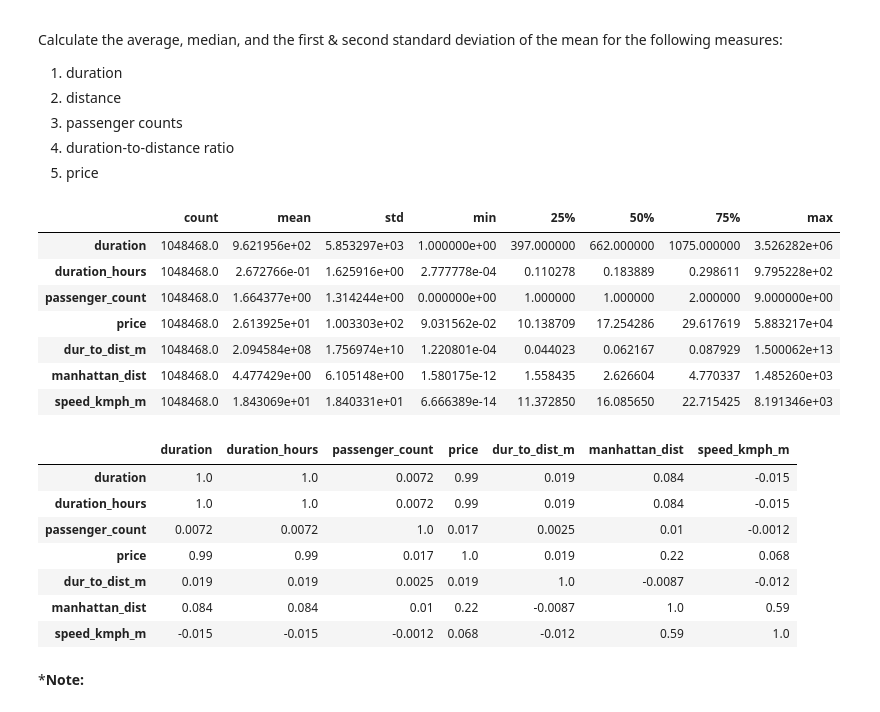
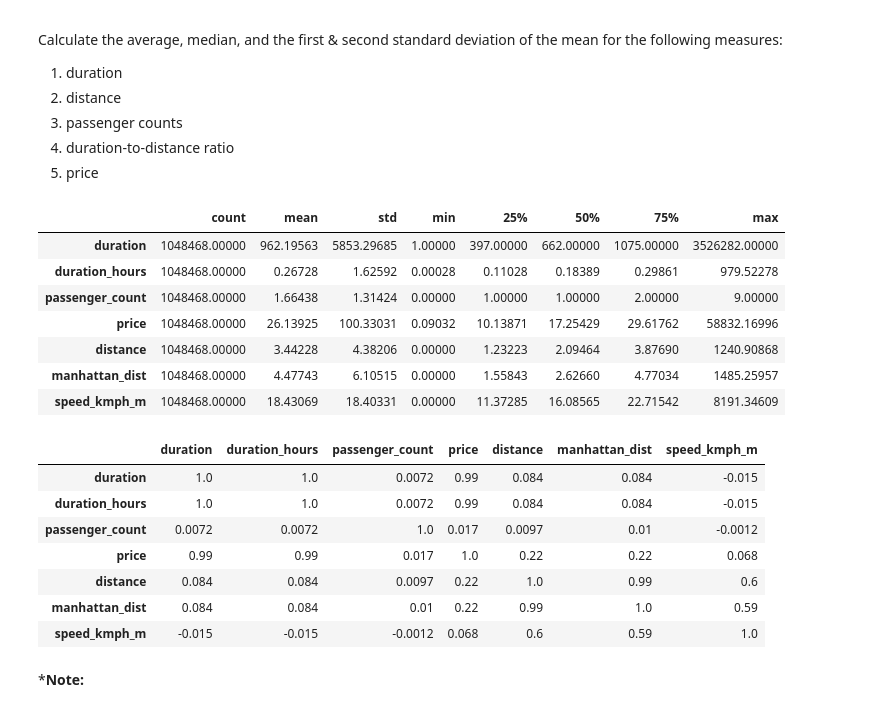
Before and after one commit to shwetanaren/Data-Product-Mgmt, a Jupyter notebook: 1. Taxi-rides_cleaning_analysis_visualisation.ipynb, the cells around one changed output. Saved outputs shown, nothing was run; the diff lists cells and outputs as text; code cells hidden in the pictures.

Commit message:
ch 1 describe type format

```diff
--- a/1. Taxi-rides_cleaning_analysis_visualisation.ipynb
+++ b/1. Taxi-rides_cleaning_analysis_visualisation.ipynb
@@ -586,29 +586,30 @@ Calculate the average, median, and the first & second standard deviation of the
 4. duration-to-distance ratio
 5. price
 # %%
-df[["duration","duration_hours", "passenger_count",'price','dur_to_dist_m','manhattan_dist','speed_kmph_m']].describe().T
+
+df[["duration","duration_hours", "passenger_count",'price','distance','manhattan_dist','speed_kmph_m']].describe().T
 # %% [output]
 |  | count | mean | std | min | 25% | 50% | 75% | max |
-| duration | 1048468.0 | 9.621956e+02 | 5.853297e+03 | 1.000000e+00 | 397.000000 | 662.000000 | 1075.000000 | 3.526282e+06 |
-| duration_hours | 1048468.0 | 2.672766e-01 | 1.625916e+00 | 2.777778e-04 | 0.110278 | 0.183889 | 0.298611 | 9.795228e+02 |
-| passenger_count | 1048468.0 | 1.664377e+00 | 1.314244e+00 | 0.000000e+00 | 1.000000 | 1.000000 | 2.000000 | 9.000000e+00 |
-| price | 1048468.0 | 2.613925e+01 | 1.003303e+02 | 9.031562e-02 | 10.138709 | 17.254286 | 29.617619 | 5.883217e+04 |
-| dur_to_dist_m | 1048468.0 | 2.094584e+08 | 1.756974e+10 | 1.220801e-04 | 0.044023 | 0.062167 | 0.087929 | 1.500062e+13 |
-| manhattan_dist | 1048468.0 | 4.477429e+00 | 6.105148e+00 | 1.580175e-12 | 1.558435 | 2.626604 | 4.770337 | 1.485260e+03 |
-| speed_kmph_m | 1048468.0 | 1.843069e+01 | 1.840331e+01 | 6.666389e-14 | 11.372850 | 16.085650 | 22.715425 | 8.191346e+03 |
+| duration | 1048468.00000 | 962.19563 | 5853.29685 | 1.00000 | 397.00000 | 662.00000 | 1075.00000 | 3526282.00000 |
+| duration_hours | 1048468.00000 | 0.26728 | 1.62592 | 0.00028 | 0.11028 | 0.18389 | 0.29861 | 979.52278 |
+| passenger_count | 1048468.00000 | 1.66438 | 1.31424 | 0.00000 | 1.00000 | 1.00000 | 2.00000 | 9.00000 |
+| price | 1048468.00000 | 26.13925 | 100.33031 | 0.09032 | 10.13871 | 17.25429 | 29.61762 | 58832.16996 |
+| distance | 1048468.00000 | 3.44228 | 4.38206 | 0.00000 | 1.23223 | 2.09464 | 3.87690 | 1240.90868 |
+| manhattan_dist | 1048468.00000 | 4.47743 | 6.10515 | 0.00000 | 1.55843 | 2.62660 | 4.77034 | 1485.25957 |
+| speed_kmph_m | 1048468.00000 | 18.43069 | 18.40331 | 0.00000 | 11.37285 | 16.08565 | 22.71542 | 8191.34609 |
 # %%
-df[["duration","duration_hours","passenger_count",'price','dur_to_dist_m','manhattan_dist','speed_kmph_m']].corr().style.format("{:.2}").background_gradient(cmap=plt.get_cmap('YlGnBu'),axis=1)
+df[["duration","duration_hours","passenger_count",'price','distance','manhattan_dist','speed_kmph_m']].corr().style.format("{:.2}").background_gradient(cmap=plt.get_cmap('YlGnBu'),axis=1)
 
 #this correlation matrix shows a high +ve of price to duration
 # %% [output]
-|  | duration | duration_hours | passenger_count | price | dur_to_dist_m | manhattan_dist | speed_kmph_m |
-| duration | 1.0 | 1.0 | 0.0072 | 0.99 | 0.019 | 0.084 | -0.015 |
-| duration_hours | 1.0 | 1.0 | 0.0072 | 0.99 | 0.019 | 0.084 | -0.015 |
-| passenger_count | 0.0072 | 0.0072 | 1.0 | 0.017 | 0.0025 | 0.01 | -0.0012 |
-| price | 0.99 | 0.99 | 0.017 | 1.0 | 0.019 | 0.22 | 0.068 |
-| dur_to_dist_m | 0.019 | 0.019 | 0.0025 | 0.019 | 1.0 | -0.0087 | -0.012 |
-| manhattan_dist | 0.084 | 0.084 | 0.01 | 0.22 | -0.0087 | 1.0 | 0.59 |
-| speed_kmph_m | -0.015 | -0.015 | -0.0012 | 0.068 | -0.012 | 0.59 | 1.0 |
+|  | duration | duration_hours | passenger_count | price | distance | manhattan_dist | speed_kmph_m |
+| duration | 1.0 | 1.0 | 0.0072 | 0.99 | 0.084 | 0.084 | -0.015 |
+| duration_hours | 1.0 | 1.0 | 0.0072 | 0.99 | 0.084 | 0.084 | -0.015 |
+| passenger_count | 0.0072 | 0.0072 | 1.0 | 0.017 | 0.0097 | 0.01 | -0.0012 |
+| price | 0.99 | 0.99 | 0.017 | 1.0 | 0.22 | 0.22 | 0.068 |
+| distance | 0.084 | 0.084 | 0.0097 | 0.22 | 1.0 | 0.99 | 0.6 |
+| manhattan_dist | 0.084 | 0.084 | 0.01 | 0.22 | 0.99 | 1.0 | 0.59 |
+| speed_kmph_m | -0.015 | -0.015 | -0.0012 | 0.068 | 0.6 | 0.59 | 1.0 |
 # %% [markdown]
 ***Note:**
 # %% [markdown]
```
Also changed, not shown: parts of 9 cells of this notebook.
